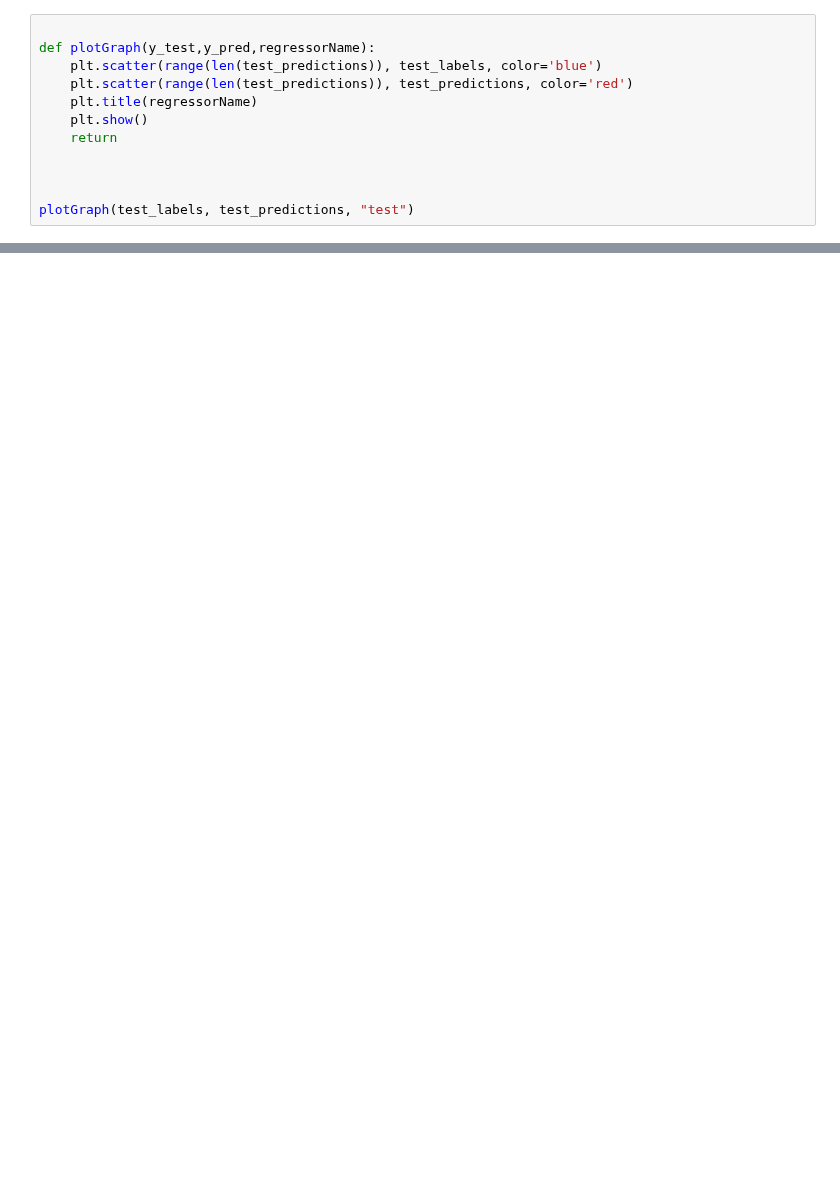
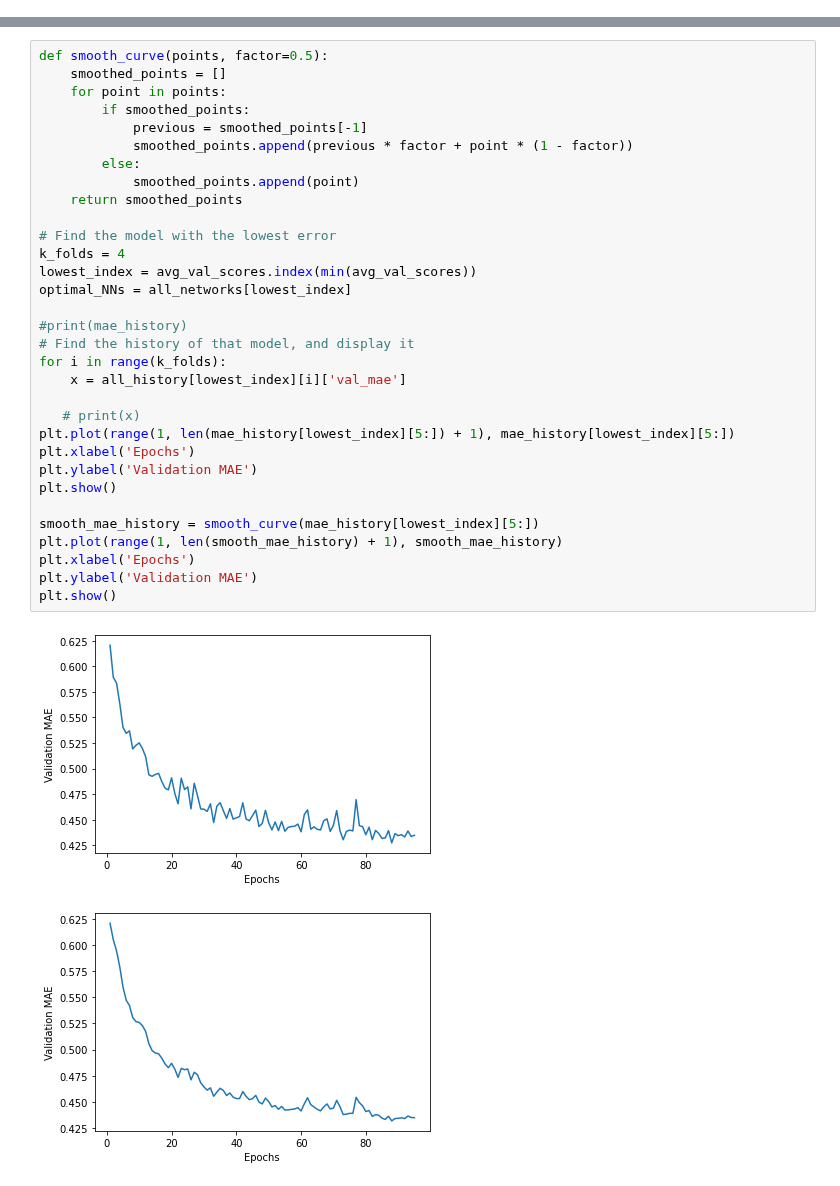
Before and after one commit to siddij3/Machine_Learning_for_Asparagine_GO_FCl, a Jupyter notebook: Asparagine Keras.ipynb, the cells around one changed output, grey strips where cells are left out. Cells and saved outputs as stored; diff of their text form; blank space fills up the shorter version.

```diff
--- a/Asparagine Keras.ipynb
+++ b/Asparagine Keras.ipynb
@@ -200,12 +130,0 @@ plt.show()
-# %%
-
-def plotGraph(y_test,y_pred,regressorName):
-    plt.scatter(range(len(test_predictions)), test_labels, color='blue')
-    plt.scatter(range(len(test_predictions)), test_predictions, color='red')
-    plt.title(regressorName)
-    plt.show()
-    return
-
-
-
-plotGraph(test_labels, test_predictions, "test")
@@ -230 +237,36 @@ print(model.to_json())
+# %%
+def smooth_curve(points, factor=0.5):
+    smoothed_points = []
+    for point in points:
+        if smoothed_points:
+            previous = smoothed_points[-1]
+            smoothed_points.append(previous * factor + point * (1 - factor))
+        else:
+            smoothed_points.append(point)
+    return smoothed_points
+
+# Find the model with the lowest error
+k_folds = 4
+lowest_index = avg_val_scores.index(min(avg_val_scores))
+optimal_NNs = all_networks[lowest_index]
+
+#print(mae_history)
+# Find the history of that model, and display it
+for i in range(k_folds):
+    x = all_history[lowest_index][i]['val_mae']
+
+   # print(x)
+plt.plot(range(1, len(mae_history[lowest_index][5:]) + 1), mae_history[lowest_index][5:])
+plt.xlabel('Epochs')
+plt.ylabel('Validation MAE')
+plt.show()
+
+smooth_mae_history = smooth_curve(mae_history[lowest_index][5:])
+plt.plot(range(1, len(smooth_mae_history) + 1), smooth_mae_history)
+plt.xlabel('Epochs')
+plt.ylabel('Validation MAE')
+plt.show()
+# %% [output]
+[figure, added]
+[figure, added]
 # %%
```
Also changed, not shown: parts of 9 cells of this notebook, 4 other files.
